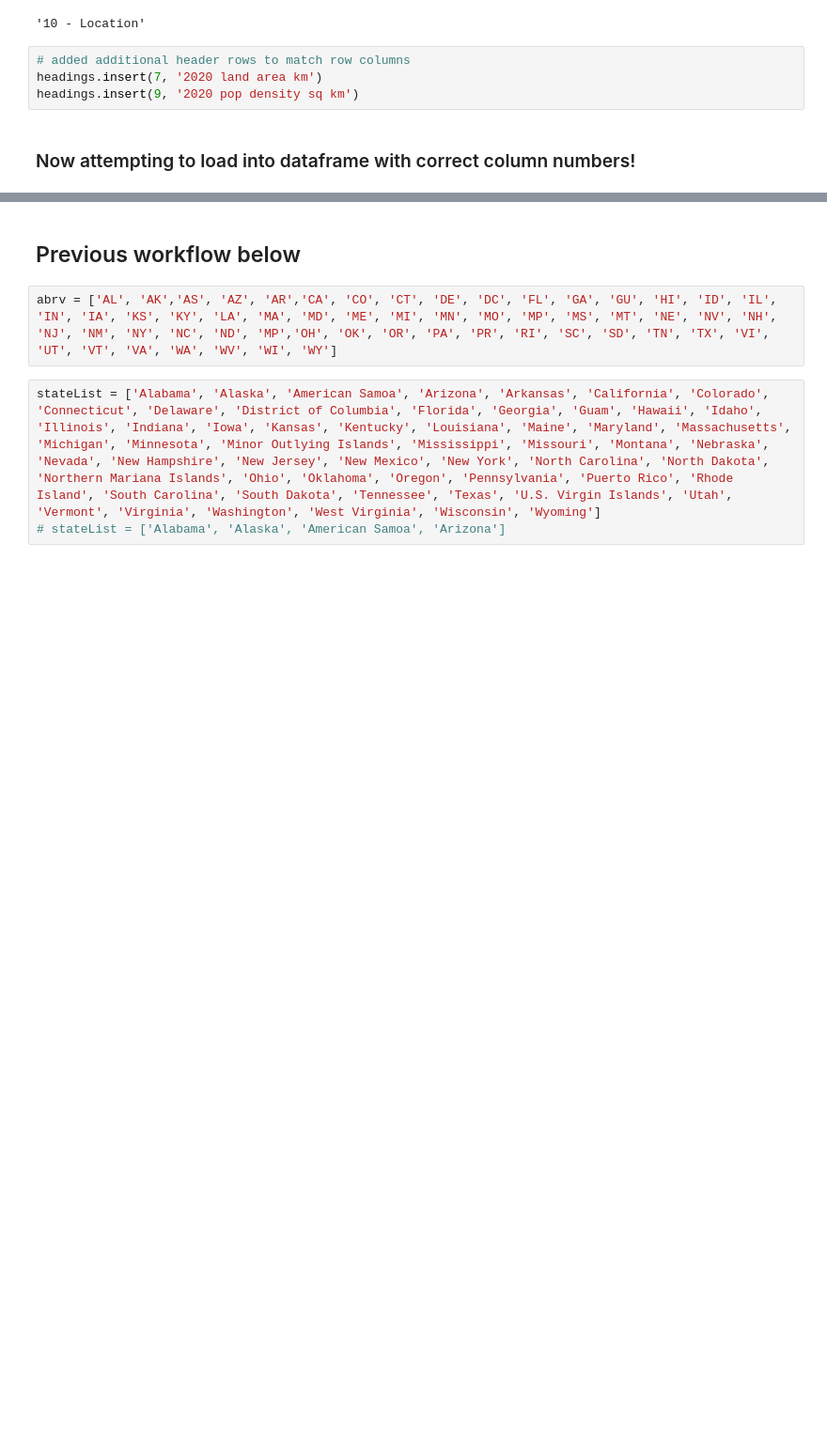
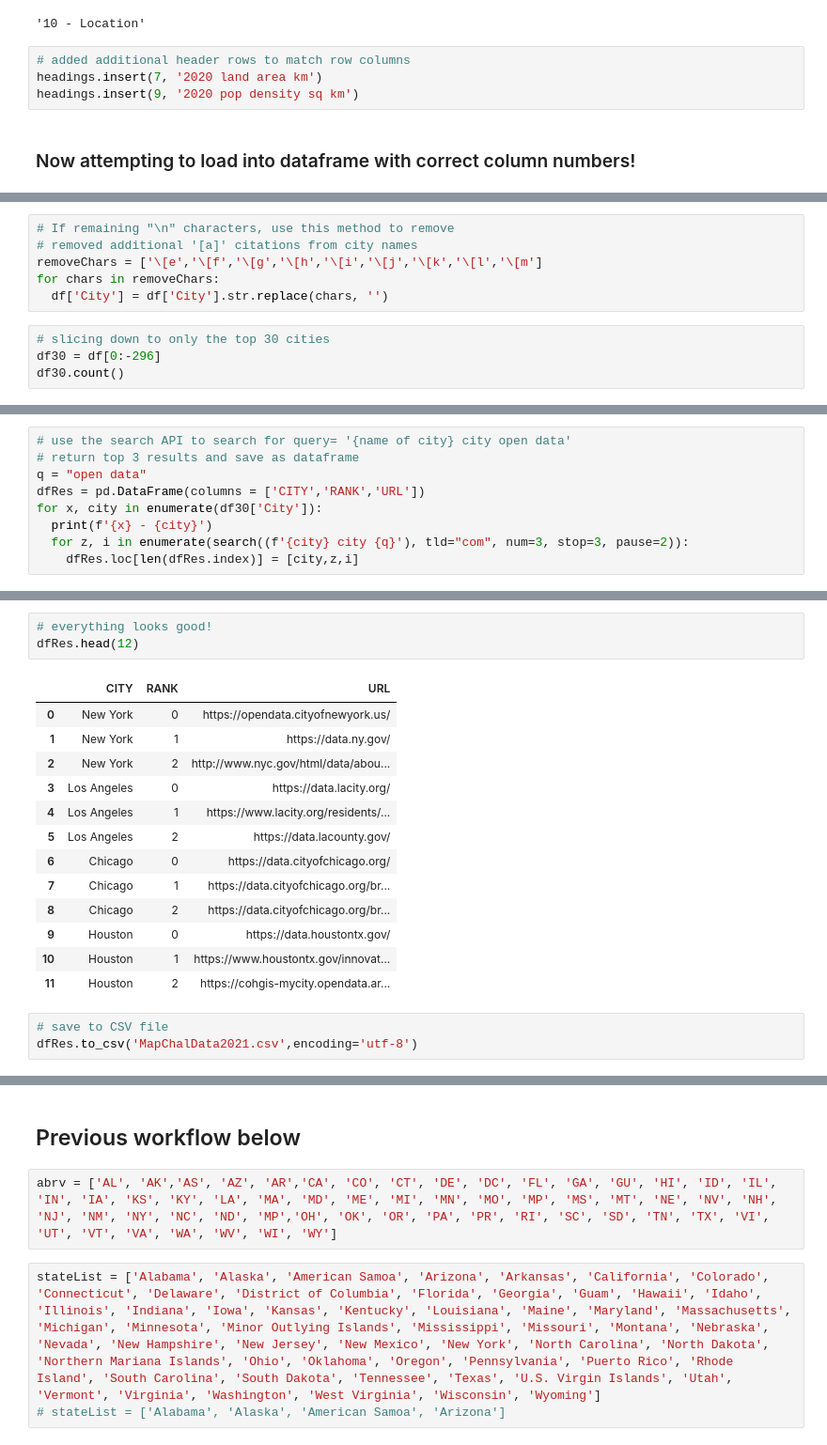
Before and after one commit to Location-Artistry/GEO-DEV-NOTEBOOKS, a Jupyter notebook: 30_DAY_MAP_2021.ipynb, the cells around one changed output, grey strips where cells are left out. Shown at 94% size. Cells and saved outputs as stored; diff of their text form; blank space fills up the shorter version.

```diff
--- a/30_DAY_MAP_2021.ipynb
+++ b/30_DAY_MAP_2021.ipynb
@@ -130,0 +150,10 @@ df.describe()
+# %%
+# If remaining "\n" characters, use this method to remove
+# removed additional '[a]' citations from city names
+removeChars = ['\[e','\[f','\[g','\[h','\[i','\[j','\[k','\[l','\[m']
+for chars in removeChars:
+  df['City'] = df['City'].str.replace(chars, '')
+# %%
+# slicing down to only the top 30 cities
+df30 = df[0:-296]
+df30.count()
@@ -130,0 +175,9 @@ df.describe()
+# %%
+# use the search API to search for query= '{name of city} city open data'
+# return top 3 results and save as dataframe
+q = "open data"
+dfRes = pd.DataFrame(columns = ['CITY','RANK','URL'])
+for x, city in enumerate(df30['City']):
+  print(f'{x} - {city}')
+  for z, i in enumerate(search((f'{city} city {q}'), tld="com", num=3, stop=3, pause=2)):
+    dfRes.loc[len(dfRes.index)] = [city,z,i]
@@ -130,0 +216,20 @@ df.describe()
+# %%
+# everything looks good!
+dfRes.head(12)
+# %% [output]
+|  | CITY | RANK | URL |
+| 0 | New York | 0 | https://opendata.cityofnewyork.us/ |
+| 1 | New York | 1 | https://data.ny.gov/ |
+| 2 | New York | 2 | http://www.nyc.gov/html/data/abou... |
+| 3 | Los Angeles | 0 | https://data.lacity.org/ |
+| 4 | Los Angeles | 1 | https://www.lacity.org/residents/... |
+| 5 | Los Angeles | 2 | https://data.lacounty.gov/ |
+| 6 | Chicago | 0 | https://data.cityofchicago.org/ |
+| 7 | Chicago | 1 | https://data.cityofchicago.org/br... |
+| 8 | Chicago | 2 | https://data.cityofchicago.org/br... |
+| 9 | Houston | 0 | https://data.houstontx.gov/ |
+| 10 | Houston | 1 | https://www.houstontx.gov/innovat... |
+| 11 | Houston | 2 | https://cohgis-mycity.opendata.ar... |
+# %%
+# save to CSV file
+dfRes.to_csv('MapChalData2021.csv',encoding='utf-8')
```
Also changed, not shown: parts of 10 cells of this notebook.
